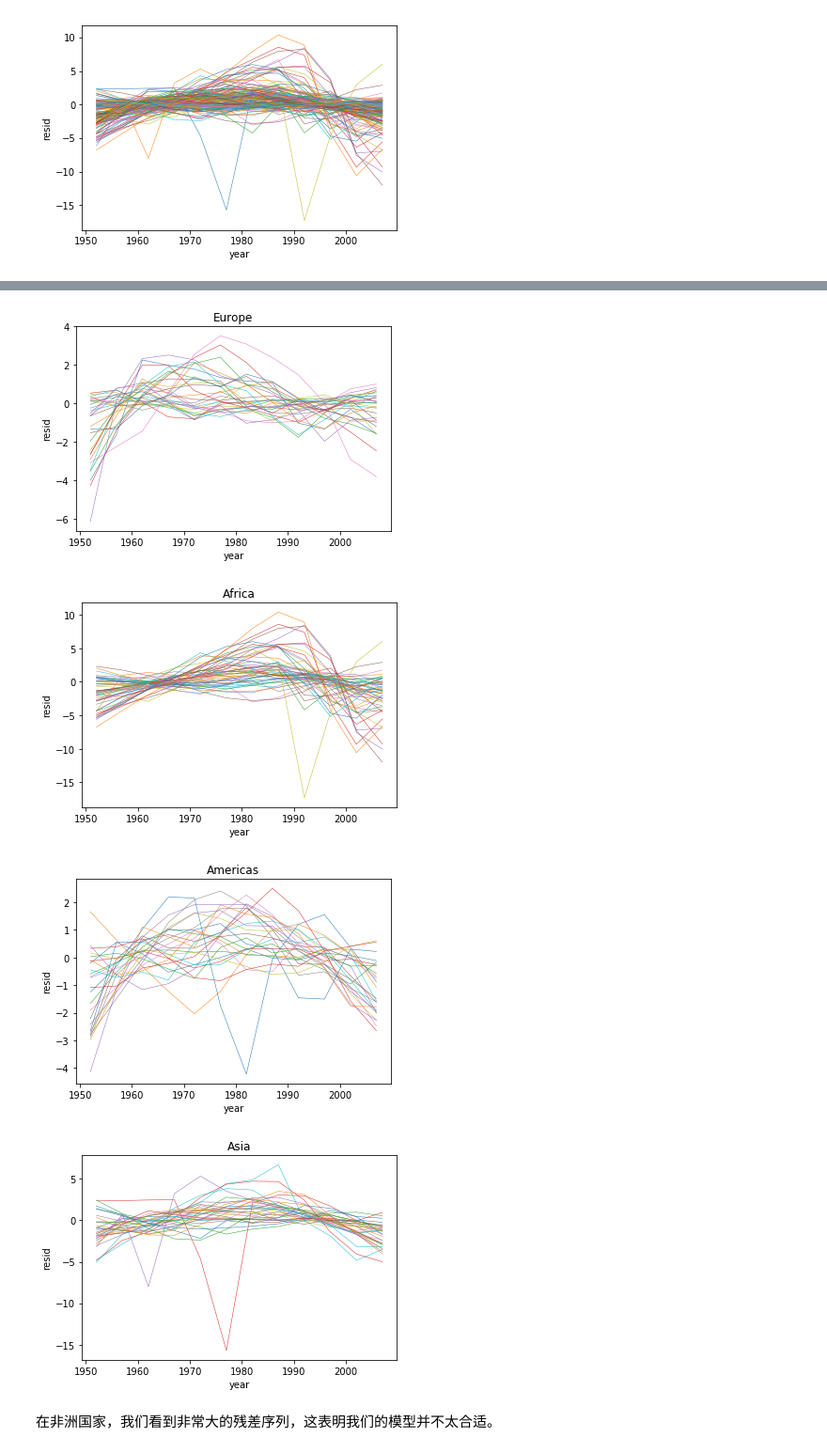
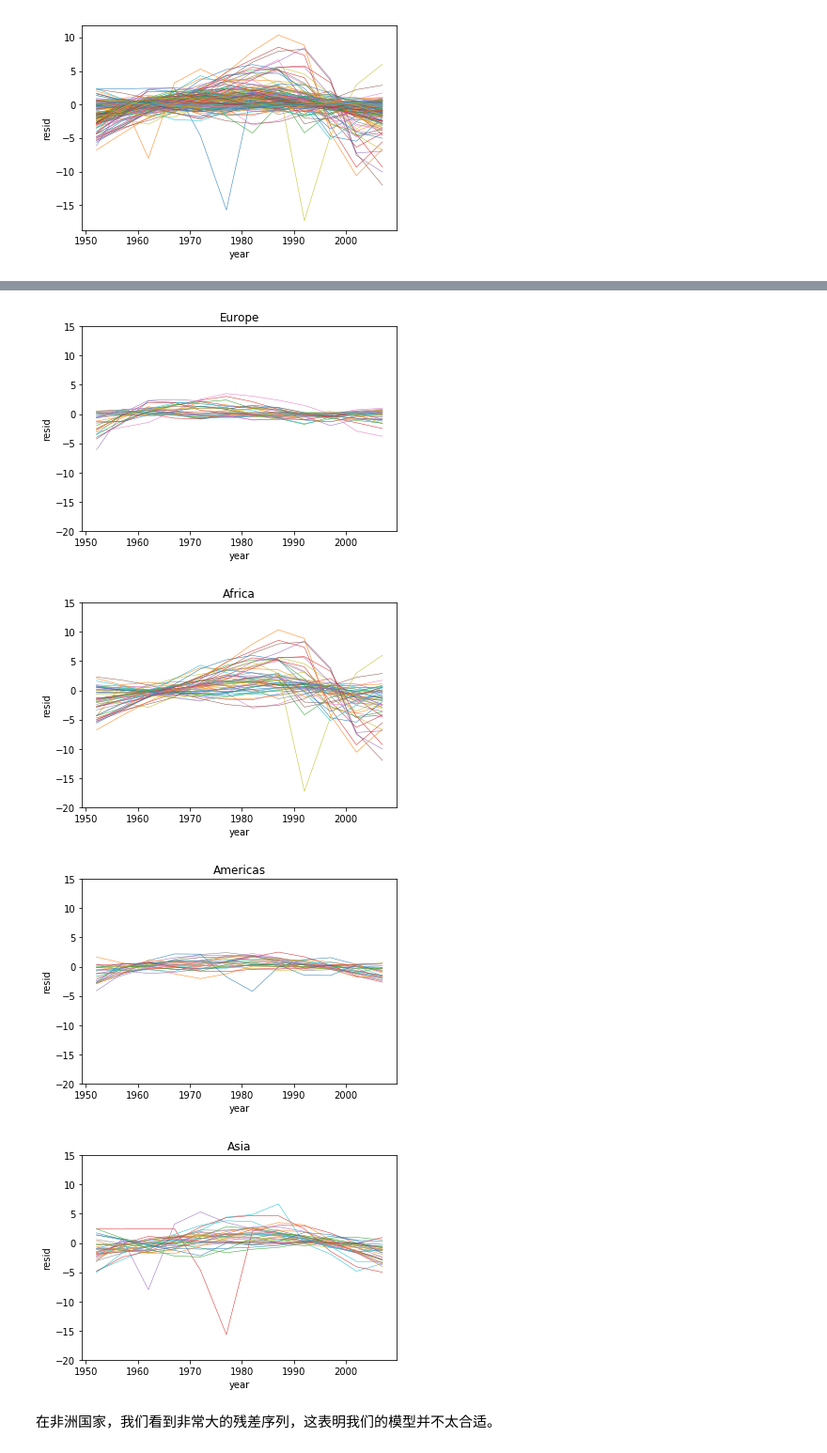
Before and after one commit to WHUFT/WHU_FinTech_Workshop, a Jupyter notebook: 10-研究方法学习班/11-金融数据科学/08-数据建模（22-25章）/Chapter25/Chapter25.ipynb, the cells around one changed output, grey strips where cells are left out. Shown: that part at 94% size. Saved outputs shown, nothing was run; the diff lists cells and outputs as text; code cells hidden in the pictures.

```diff
--- a/10-研究方法学习班/11-金融数据科学/08-数据建模（22-25章）/Chapter25/Chapter25.ipynb
+++ b/10-研究方法学习班/11-金融数据科学/08-数据建模（22-25章）/Chapter25/Chapter25.ipynb
@@ -23,11 +81,5 @@ gapminder.head(5)
 # %%
-gapminder_g = gapminder.pivot_table(index=['continent','country'],columns='year',values='lifeExp')
-k = []
-for i in range(len(gapminder_g)):
-    k.append(gapminder_g.iloc[i,:])
-
-k = pd.DataFrame(k)
-k.apply(lambda x: plt.plot(x, lw=0.5), axis = 1)
+gapminder_g.apply(lambda x: plt.plot(x, lw=0.5), axis = 1)
 plt.xlabel('year')
 plt.ylabel('lifeExp')
 plt.show()
@@ -111,6 +133,7 @@ def draw_figure3(gapminder_g, continent):
         plt.plot(list(temp.iloc[i,2:].index), list(temp.iloc[i,2:])-polyval, lw = 0.5, label = 'Resid')
     plt.xlabel('year')
     plt.ylabel('resid')
+    plt.ylim(-20,15)
     plt.title(continent)
     plt.show(continent)
     return
@@ -125,7 +148,7 @@ draw_figure3(gapminder_g, 'Asia')
-[figure, old version]
+[figure, new version]
-[figure, old version]
+[figure, new version]
-[figure, old version]
+[figure, new version]
-[figure, old version]
+[figure, new version]
 # %% [markdown]
 在非洲国家，我们看到非常大的残差序列，这表明我们的模型并不太合适。
 # %%
```
Also changed, not shown: parts of 14 cells of this notebook.
